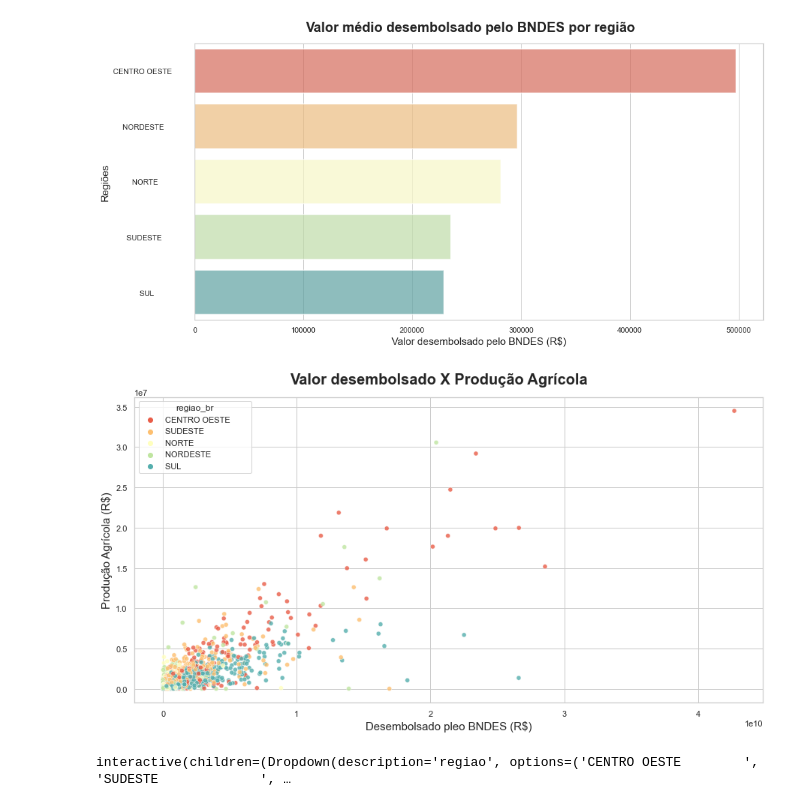
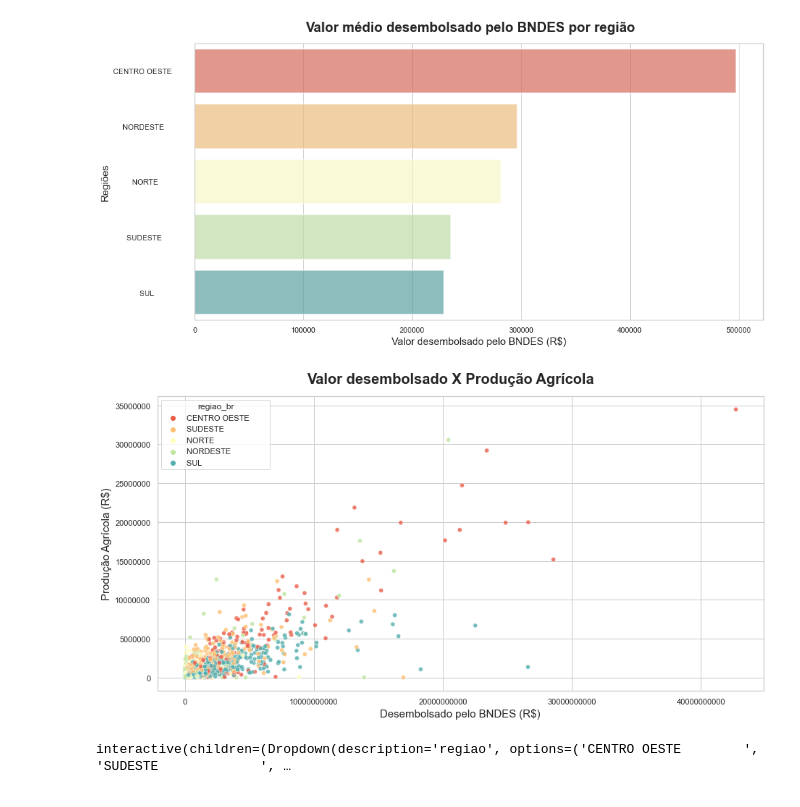
Before and after one commit to EricaFer/BNDES, a Jupyter notebook: Analysis/Analysis_1/analysis_mun.ipynb, the cells around one changed output. Drawn from its saved outputs; the diff is of its cells as text; code cells hidden in the pictures.

Commit message:
fix: complete values on graph
Now the plotted graphs shows the complete values not in scientific format

```diff
--- a/Analysis/Analysis_1/analysis_mun.ipynb
+++ b/Analysis/Analysis_1/analysis_mun.ipynb
@@ -148,26 +148,29 @@ plt.savefig('./plots/desembolso_medio_regiao.png', bbox_inches = 'tight', pad_in
 # %%
 sns.set_theme(style="whitegrid")
 
 fig, ax = plt.subplots(figsize = (15,7.5))
 
 ax = sns.scatterplot(data = df_municipio, x = "desembolso_sum", y = "valor_reais", hue="regiao_br", alpha=.8, palette= 'Spectral')
 
-ax.set_xlabel('Desembolsado pleo BNDES (R$)',
+ax.set_xlabel('Desembolsado pelo BNDES (R$)',
                   fontsize = 15,
                   y = 0.5,)
 
 ax.set_ylabel('Produção Agrícola (R$)',
                 fontsize = 15,
                 y = 0.5)
 
 fig.suptitle('Valor desembolsado X Produção Agrícola',
                 fontsize = 20,
                 fontweight = 'bold',
                 y = 0.94)
 
+plt.ticklabel_format(style='plain', axis='y')
+plt.ticklabel_format(style='plain', axis='x')
+
 plt.savefig('./plots/desembolso_vs_prod_agricola.png', bbox_inches = 'tight', pad_inches = 0.1)
 # %% [output]
-[figure, old version]
+[figure, new version]
 # %%
 def corr_regiao(regiao):
 
```
Also changed, not shown: parts of 1 cell of this notebook, 6 other files.
